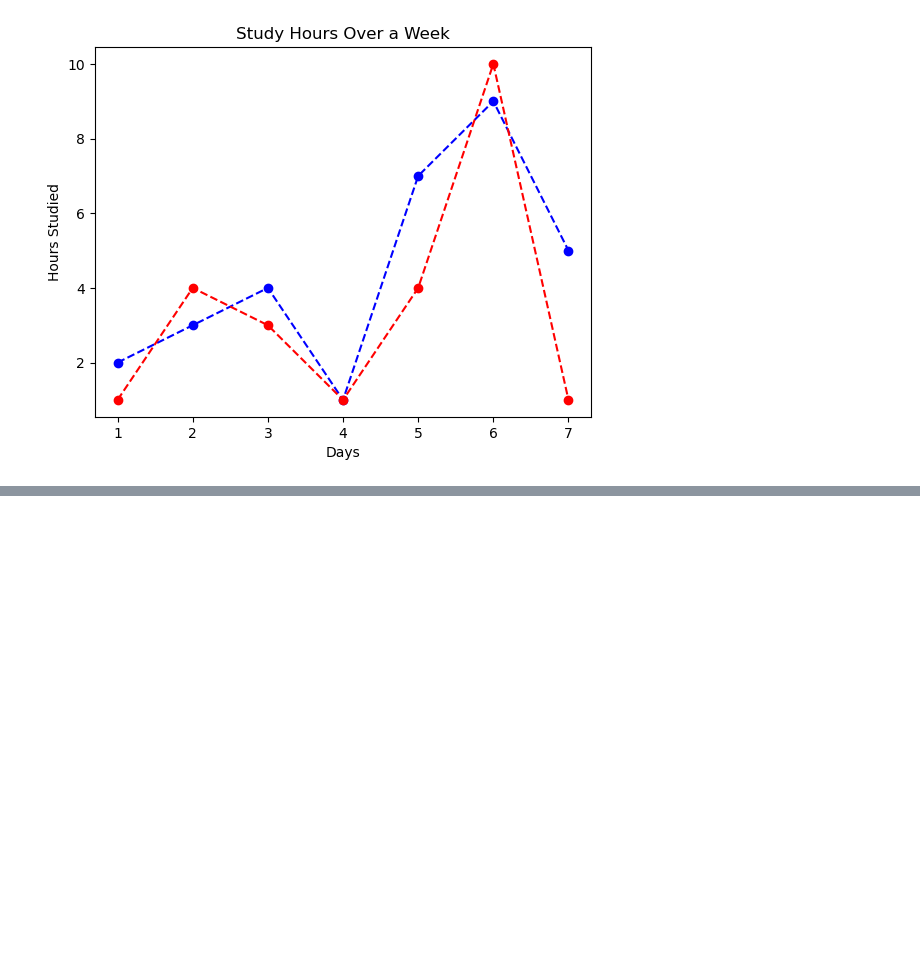
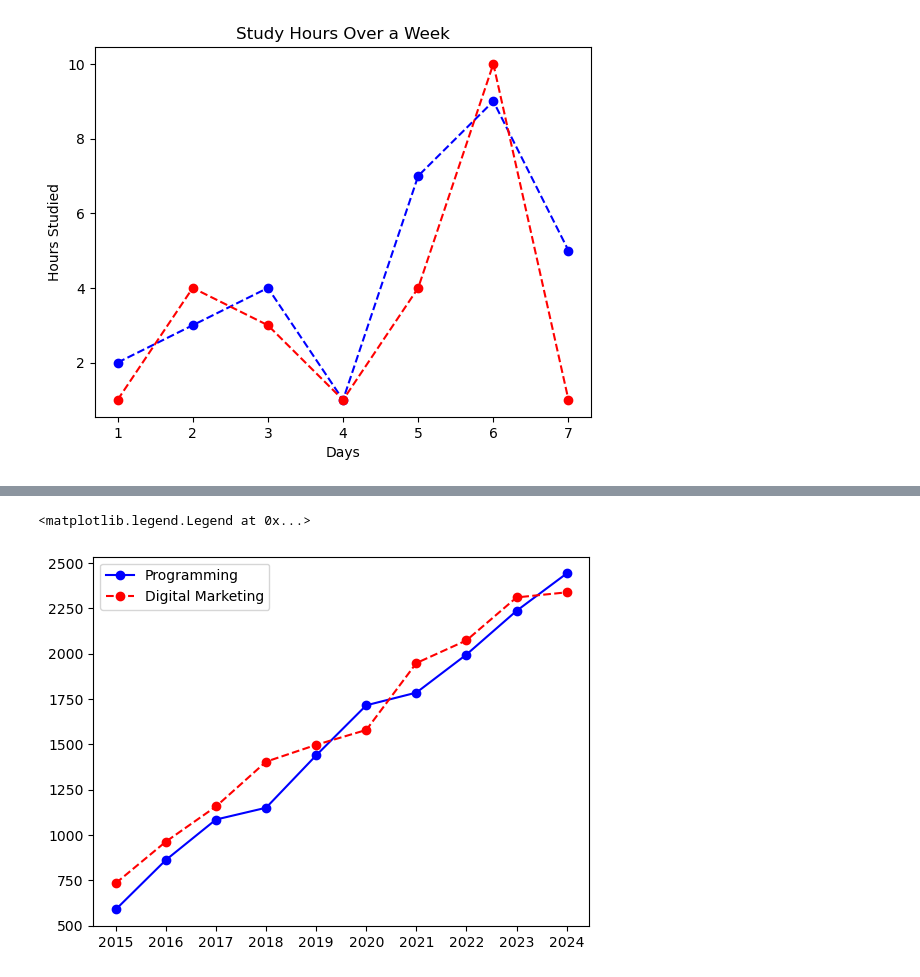
Before and after one commit to shahbaz-kamal/machine_learning, a Jupyter notebook: 15-data_visualization_with_matplotlib/module-15.ipynb, the cells around one changed output, grey strips where cells are left out. Drawn from its saved outputs; the diff is of its cells as text; code cells hidden in the pictures; blank space fills up the shorter version.

```diff
--- a/15-data_visualization_with_matplotlib/module-15.ipynb
+++ b/15-data_visualization_with_matplotlib/module-15.ipynb
@@ -36,0 +84,8 @@ plt.plot(days,hours2,marker='o',color='r',linestyle='--')
+# %%
+plt.plot(x,y1,marker='o',color='b',linestyle='-',label='Programming')
+plt.plot(x,y2,marker='o',color='r',linestyle='--',label='Digital Marketing')
+plt.xticks(x)
+plt.legend()
+# %% [output]
+<matplotlib.legend.Legend at 0x...>
+[figure, added]
```
Also changed, not shown: parts of 4 cells of this notebook, 3 other files.
